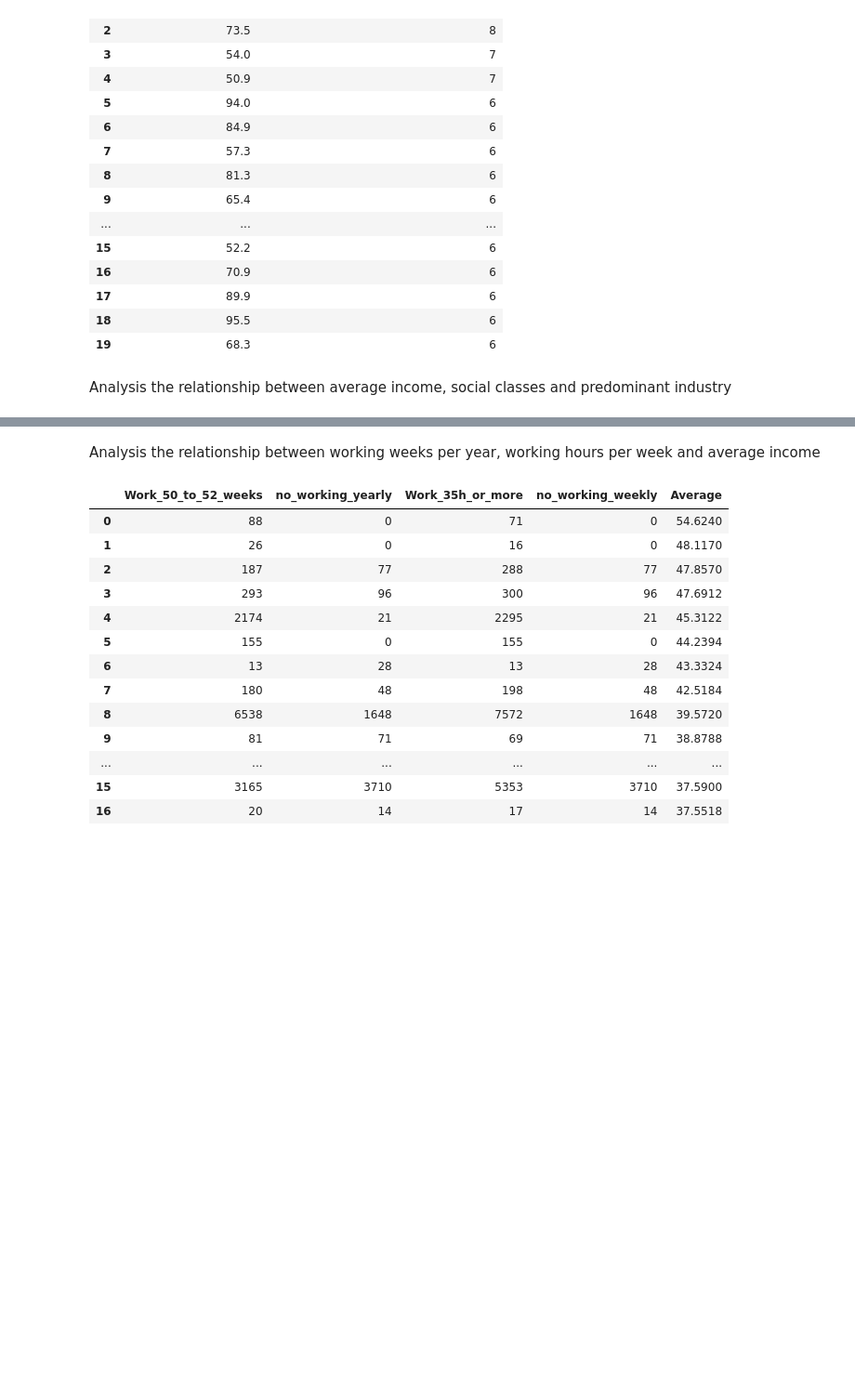
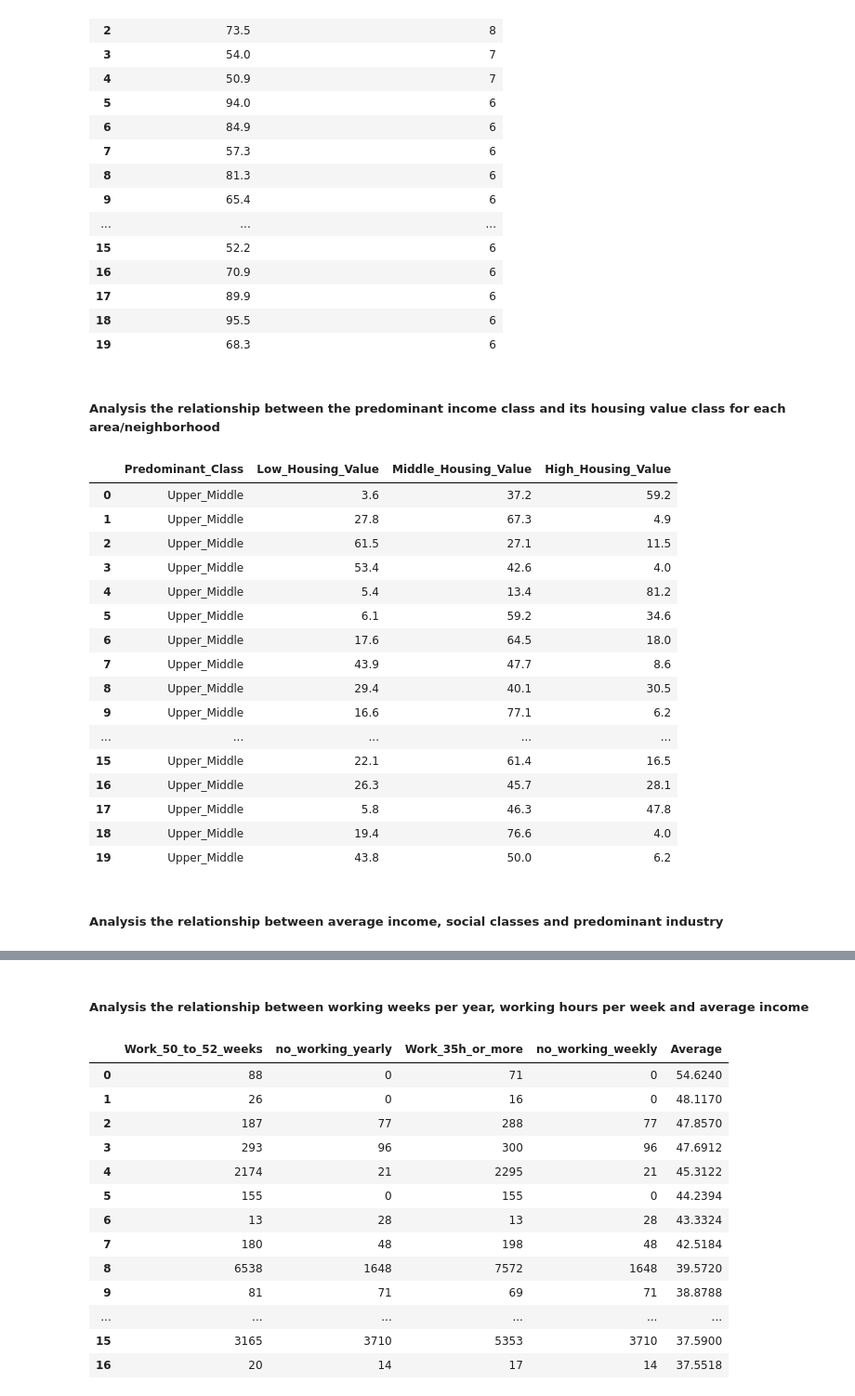
Before and after one commit to xindixu/US-demographic-analysis, a Jupyter notebook: primary-data/acs_2018_analysis.ipynb, the cells around one changed output, grey strips where cells are left out. Shown at 93% size. Saved outputs shown, nothing was run; the diff lists cells and outputs as text; code cells hidden in the pictures; blank space fills up the shorter version.

```diff
--- a/primary-data/acs_2018_analysis.ipynb
+++ b/primary-data/acs_2018_analysis.ipynb
@@ -78,8 +78,36 @@ limit 20
 | 17 | 89.9 | 6 |
 | 18 | 95.5 | 6 |
 | 19 | 68.3 | 6 |
+# %% [markdown]
+##### Analysis the relationship between the predominant income class and its housing value class for each area/neighborhood
+# %%
+%%bigquery
+select Predominant_Class, Low_Housing_Value, Middle_Housing_Value, High_Housing_Value
+from acs_2018_modeled.Income_Beam_DF i join acs_2018_modeled.Housing_Value_Beam_DF h
+on i.ZCTA5 = h.ZCTA5
+where High_Housing_Value <> 0 and Middle_Housing_Value <> 0 and Low_Housing_Value <> 0
+order by Predominant_Class desc
+limit 20
+# %% [output]
+|  | Predominant_Class | Low_Housing_Value | Middle_Housing_Value | High_Housing_Value |
+| 0 | Upper_Middle | 3.6 | 37.2 | 59.2 |
+| 1 | Upper_Middle | 27.8 | 67.3 | 4.9 |
+| 2 | Upper_Middle | 61.5 | 27.1 | 11.5 |
+| 3 | Upper_Middle | 53.4 | 42.6 | 4.0 |
+| 4 | Upper_Middle | 5.4 | 13.4 | 81.2 |
+| 5 | Upper_Middle | 6.1 | 59.2 | 34.6 |
+| 6 | Upper_Middle | 17.6 | 64.5 | 18.0 |
+| 7 | Upper_Middle | 43.9 | 47.7 | 8.6 |
+| 8 | Upper_Middle | 29.4 | 40.1 | 30.5 |
+| 9 | Upper_Middle | 16.6 | 77.1 | 6.2 |
+| ... | ... | ... | ... | ... |
+| 15 | Upper_Middle | 22.1 | 61.4 | 16.5 |
+| 16 | Upper_Middle | 26.3 | 45.7 | 28.1 |
+| 17 | Upper_Middle | 5.8 | 46.3 | 47.8 |
+| 18 | Upper_Middle | 19.4 | 76.6 | 4.0 |
+| 19 | Upper_Middle | 43.8 | 50.0 | 6.2 |
 # %% [markdown]
-Analysis the relationship between average income, social classes and predominant industry
+##### Analysis the relationship between average income, social classes and predominant industry
 # %%
 %%bigquery
 select sum(Rich) as Total_Rich, sum(Upper_Middle) as Total_Upper_Middle, sum(Middle) as Total_Middle,
@@ -109,7 +137,7 @@ limit 20
 | 18 | 14.5 | 89.7 | 119.8 | 29.7960 | Agriculture | Educational_Health_Care | ... |
 | 19 | 8.7 | 46.0 | 60.9 | 29.6705 | Educational_Health_Care | Public_Administration | ... |
 # %% [markdown]
-Analysis the relationship between working weeks per year, working hours per week and average income
+##### Analysis the relationship between working weeks per year, working hours per week and average income
 # %%
 %%bigquery
 select Work_50_to_52_weeks, w.No_working as no_working_yearly, Work_35h_or_more, h.No_working as no_working_weekly, Average
```
Also changed, not shown: parts of 9 cells of this notebook.
